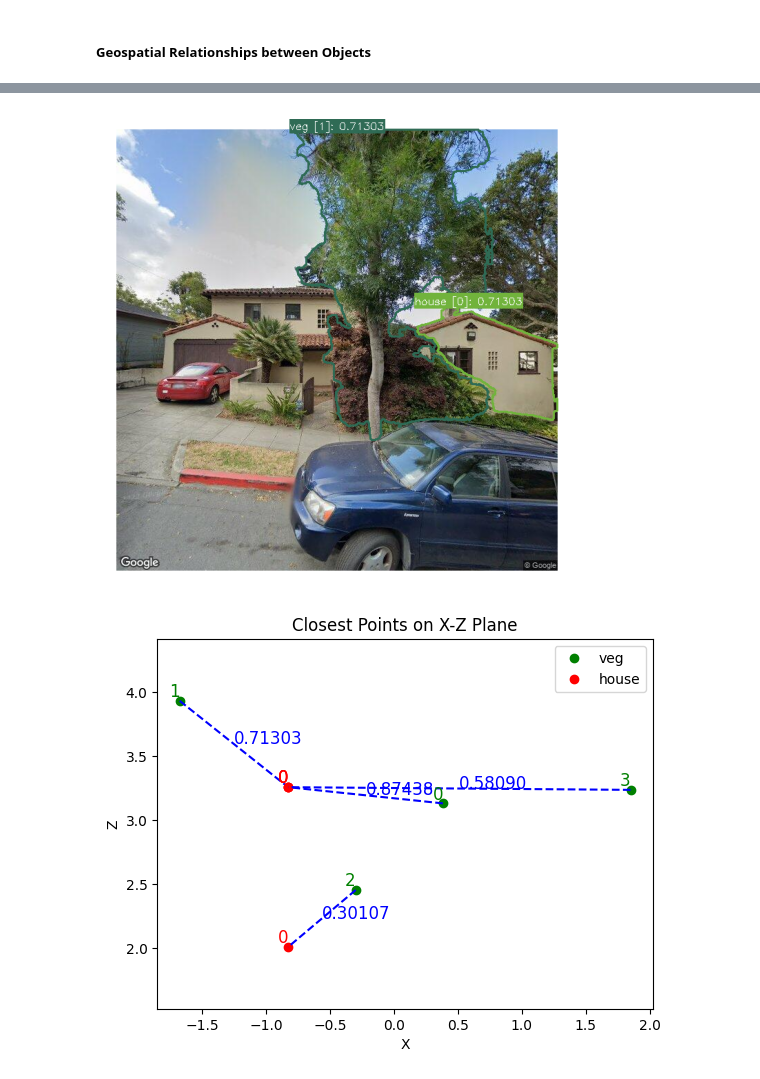
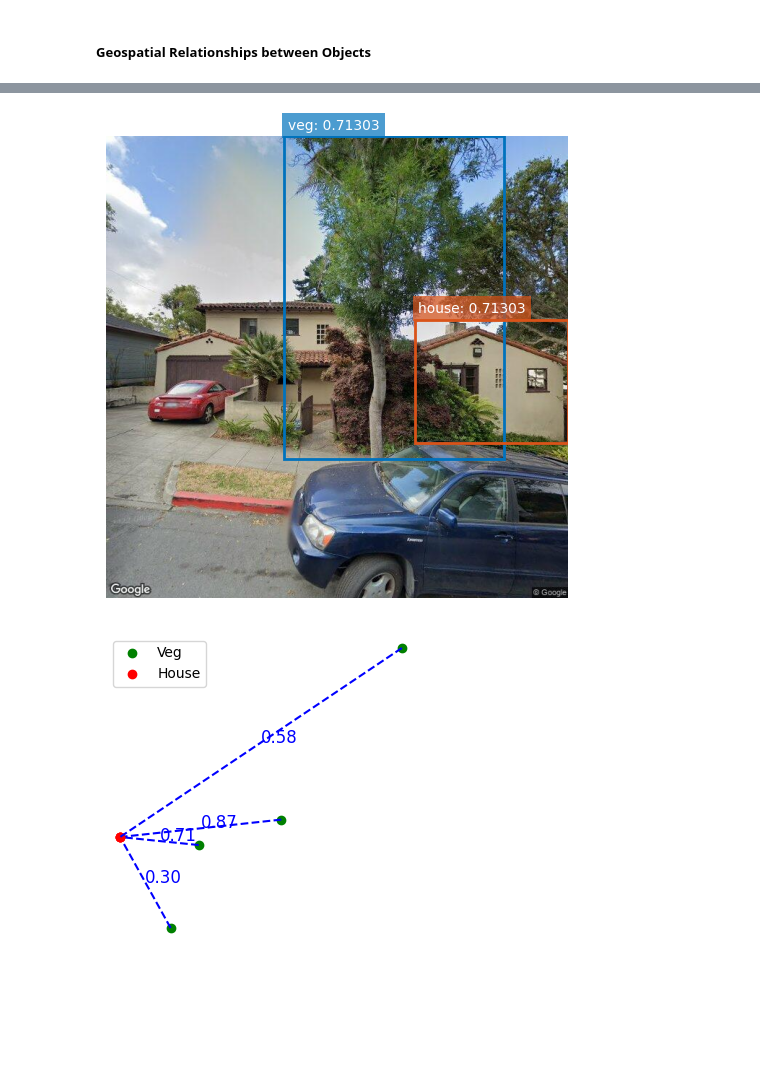
Before and after one commit to qlllllll/wildfire-prevention, a Jupyter notebook: src/gsv.ipynb, the cells around one changed output, grey strips where cells are left out. Drawn from its saved outputs; the diff is of its cells as text; code cells hidden in the pictures; blank space fills up the shorter version.

```diff
--- a/src/gsv.ipynb
+++ b/src/gsv.ipynb
@@ -87,11 +90,11 @@ coords = convert_depth_to_coords(depth_maps)
 detections = object_grounded_segmentation(images, ['vegetation', 'house', 'fire hydrant'])
 
 # Reformat detections into a dictionary grouped by label
-re_detections = reformat_detections(detections)
+detection_dict = reformat_detections(detections)
 
-# Estimate 3D bounding boxes for objects
-re_detections['coords'] = generate_3d_bounding_boxes(re_detections, coords)
-re_detections.head(5)
+# Estimate 3D bounding boxes for specific objects
+detection_dict['vegetation']['coords'] = generate_3d_bounding_boxes(detection_dict['vegetation']['mask'], coords, 'vegetation')
+detection_dict['house']['coords'] = generate_3d_bounding_boxes(detection_dict['house']['mask'], coords, 'house')
 # %% [output]
 Using cache found in /home/eecs/qijun.li/.cache/torch/hub/isl-org_ZoeDepth_main
 Overwriting config with config_version kitti
@@ -118,9 +115,9 @@ Loaded successfully
 from object_detection_utils import dist, group_distances
 
 # Calculate distances between vegetation and house coordinates.
-distances = dist(re_detections[re_detections['label']=='vegetation'][['image_index', 'coords']],re_detections[re_detections['label']=='house'][['image_index', 'coords']], 'veg', 'house')
+distances = dist(detection_dict['vegetation']['coords'], detection_dict['house']['coords'], 'veg', 'house')
 
 # Group the distances to vegetation by applying a minimum threshold and filter.
-dist_house_to_veg_min = group_distances(distances, re_detections, 'veg', 'house', fn=min)
+dist_house_to_veg_min = group_distances(distances, detection_dict['vegetation'], detection_dict['house'], fn=min, thres=0.5)
 dist_house_to_veg_min.head(5)
 # %% [output]
@@ -134,16 +131,16 @@ dist_house_to_veg_min.head(5)
 from plot_utils import *
 
 # Plot the distance between first vegetation and house pair for the first image
-annotate_mask_dist(images.iloc[0], dist_house_to_veg_min.iloc[0], 'veg', 'house')
+plot_dist(images[0], dist_house_to_veg_min.iloc[0])
 # %% [output]
-[figure, old version]
+[figure, new version]
 # %%
 from plot_utils import estimate_locations
 
 # Estimate the locations and plot the distance between vegetation and house for the image with index 0.
-estimate_locations(dist_house_to_veg_min, 0, 'veg', 'house')
+estimate_locations(dist_house_to_veg_min, 0)
 # %% [output]
-[figure, old version]
+[figure, new version]
 # %%
 from object_detection_utils import nearest_object_existence
 
```
Also changed, not shown: parts of 9 cells of this notebook.
